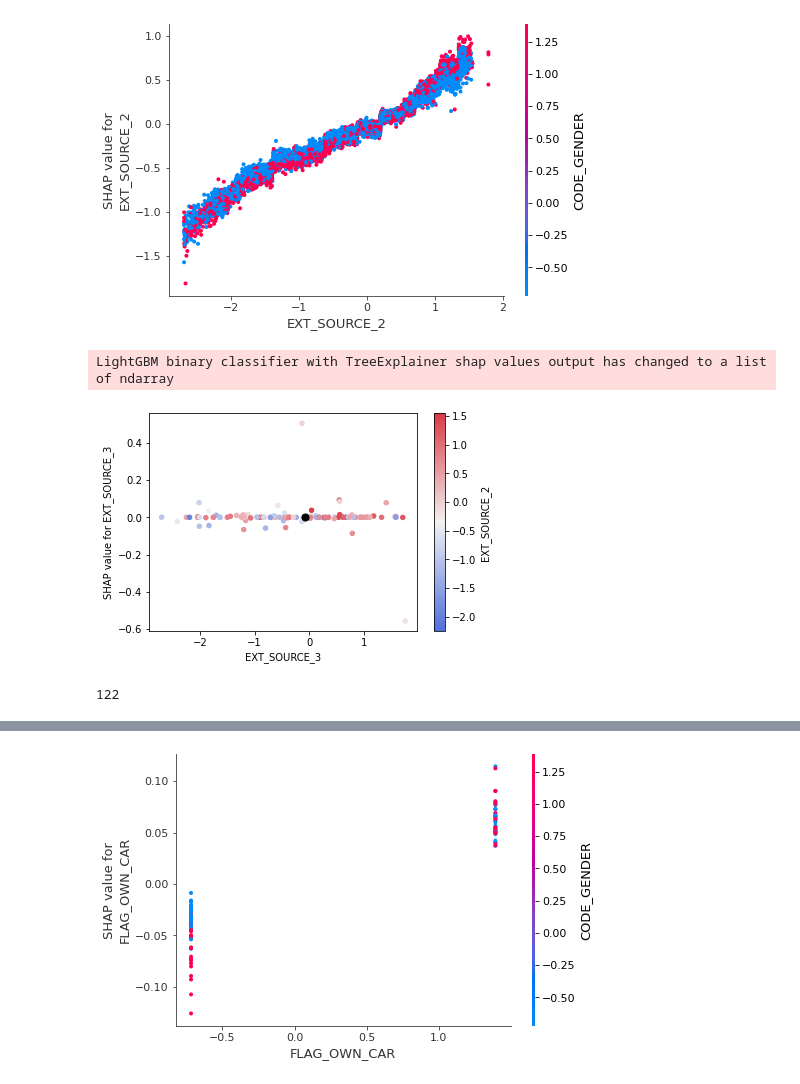
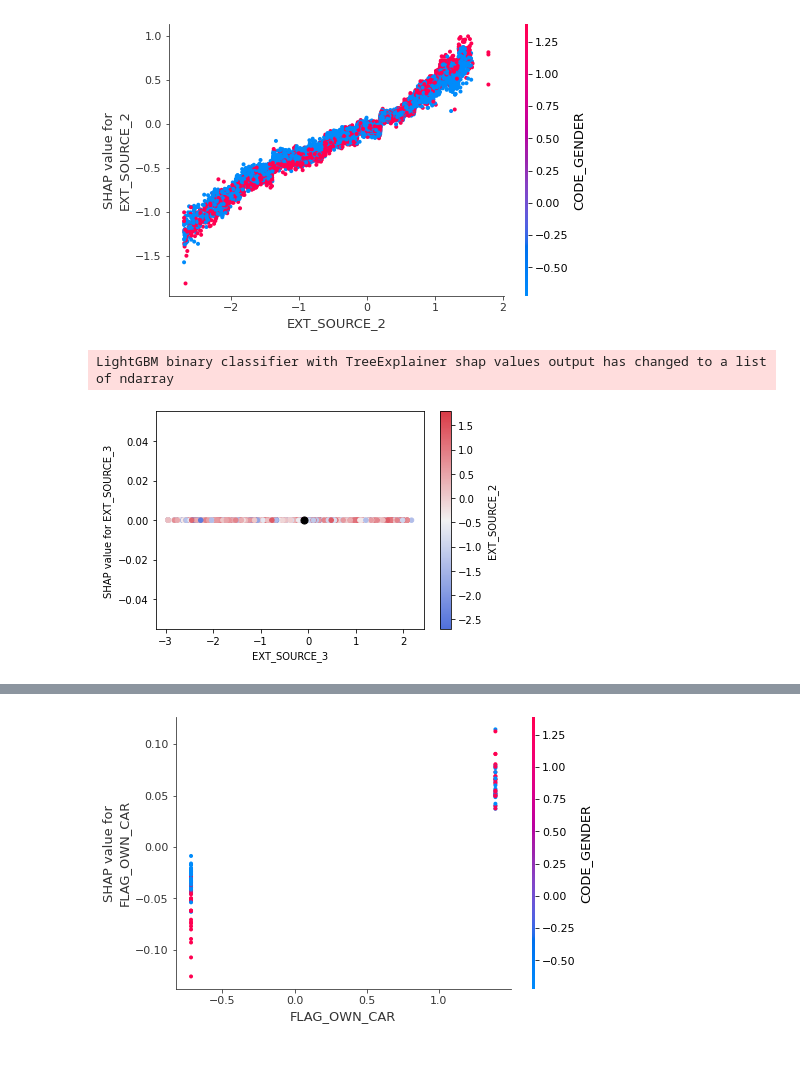
Before and after one commit to CecileLecoublet/Projet_credit, a Jupyter notebook: Dashboard/test.ipynb, the cells around one changed output, grey strips where cells are left out. Drawn from its saved outputs; the diff is of its cells as text; code cells hidden in the pictures; blank space fills up the shorter version.

Commit message:
Graphique shap nuage de points avec plus de données

```diff
--- a/Dashboard/test.ipynb
+++ b/Dashboard/test.ipynb
@@ -63,23 +63,17 @@ def dep_plt(col, color_by, base_actual_df, base_shap_df, overlay_x, overlay_y):
 # %%
 pos = X_test_scaled.columns.get_loc("AMT_CREDIT")
 # %%
-X_train = X_train_scaled[0:122]
-X_test_test = X_test_scaled[0:122]
-shap_values_train = explainer.shap_values(X_test_test)
+shap_values_train = explainer.shap_values(X_train_scaled)
 j = 0
-
+test = shap_values[0].T
 i = 100
 #plot the top var and color by the 2nd var
 
 dep_plt("EXT_SOURCE_3", "EXT_SOURCE_2",
-        X_test_test,
-        shap_values_train[0][i],
+        X_train_scaled,
+        test[i],
         X_test_scaled.iloc[j,:][imp_cols[i]],
         shap_values[0][pos][i])
 # %% [output]
 LightGBM binary classifier with TreeExplainer shap values output has changed to a list of ndarray
-[figure, old version]
+[figure, new version]
-# %%
-len(shap_values[1][i])
-# %% [output]
-122
```
Also changed, not shown: parts of 3 cells of this notebook, 1 other file.
